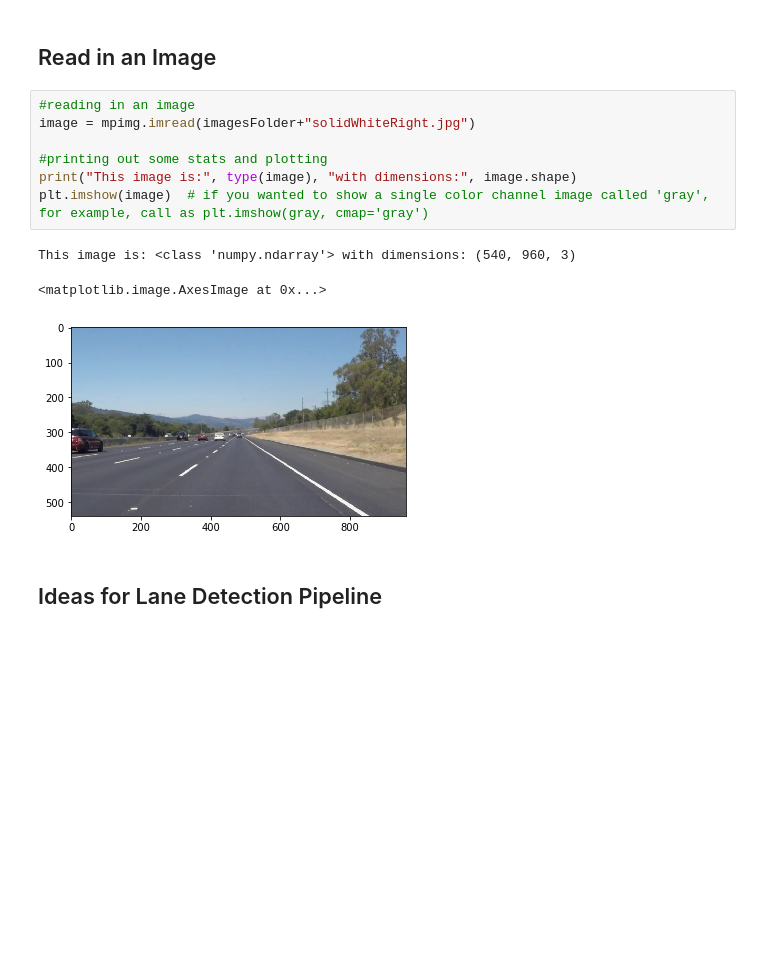
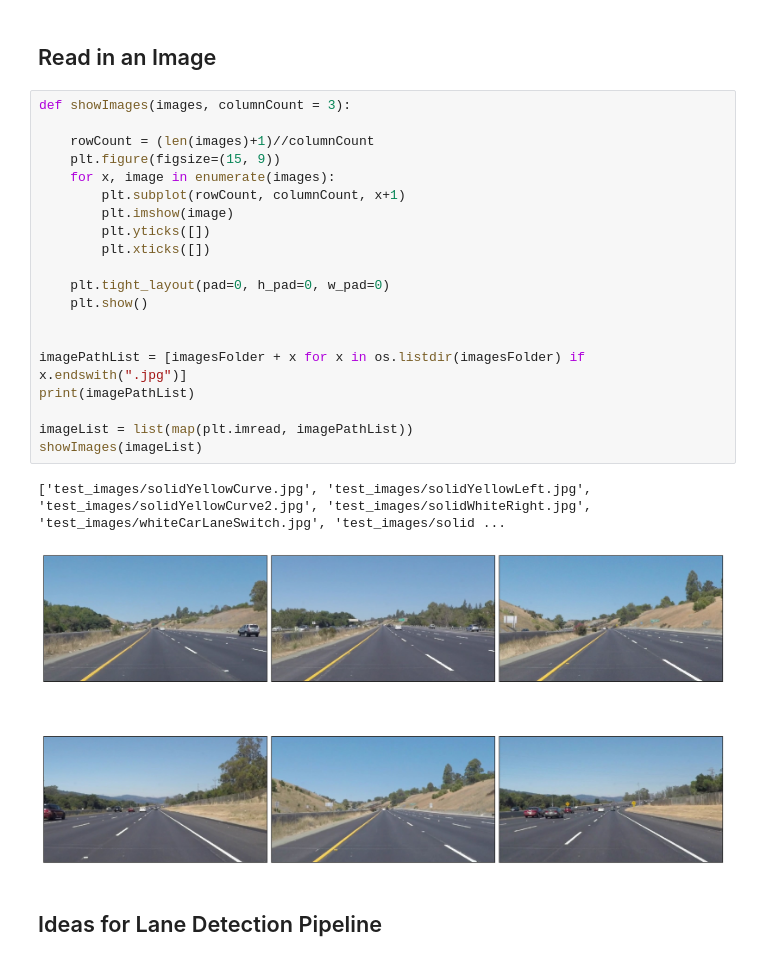
Before and after one commit to iamacod3r/lane-lines-p1, a Jupyter notebook: P1.ipynb, the cells around one changed output. Saved outputs shown, nothing was run; the diff lists cells and outputs as text; blank space fills up the shorter version.

```diff
--- a/P1.ipynb
+++ b/P1.ipynb
@@ -74,16 +103,28 @@ cachedLinesLen       = 15
 # %% [markdown]
 ## Read in an Image
-# %%
-#reading in an image
-image = mpimg.imread(imagesFolder+"solidWhiteRight.jpg")
-
-#printing out some stats and plotting
-print("This image is:", type(image), "with dimensions:", image.shape)
-plt.imshow(image)  # if you wanted to show a single color channel image called 'gray', for example, call as plt.imshow(gray, cmap='gray')
-# %% [output]
-This image is: <class 'numpy.ndarray'> with dimensions: (540, 960, 3)
-<matplotlib.image.AxesImage at 0x...>
-[figure, removed]
+# %%
+def showImages(images, columnCount = 3):
+
+    rowCount = (len(images)+1)//columnCount
+    plt.figure(figsize=(15, 9))
+    for x, image in enumerate(images):
+        plt.subplot(rowCount, columnCount, x+1)
+        plt.imshow(image)
+        plt.yticks([])
+        plt.xticks([])
+
+    plt.tight_layout(pad=0, h_pad=0, w_pad=0)
+    plt.show()
+
+
+imagePathList = [imagesFolder + x for x in os.listdir(imagesFolder) if x.endswith(".jpg")]
+print(imagePathList)
+
+imageList = list(map(plt.imread, imagePathList))
+showImages(imageList)
+# %% [output]
+['test_images/solidYellowCurve.jpg', 'test_images/solidYellowLeft.jpg', 'test_images/solidYellowCurve2.jpg', 'test_images/solidWhiteRight.jpg', 'test_images/whiteCarLaneSwitch.jpg', 'test_images/solid ...
+[figure, added]
 # %% [markdown]
 ## Ideas for Lane Detection Pipeline
 # %% [markdown]
```
Also changed, not shown: parts of 20 cells of this notebook.
